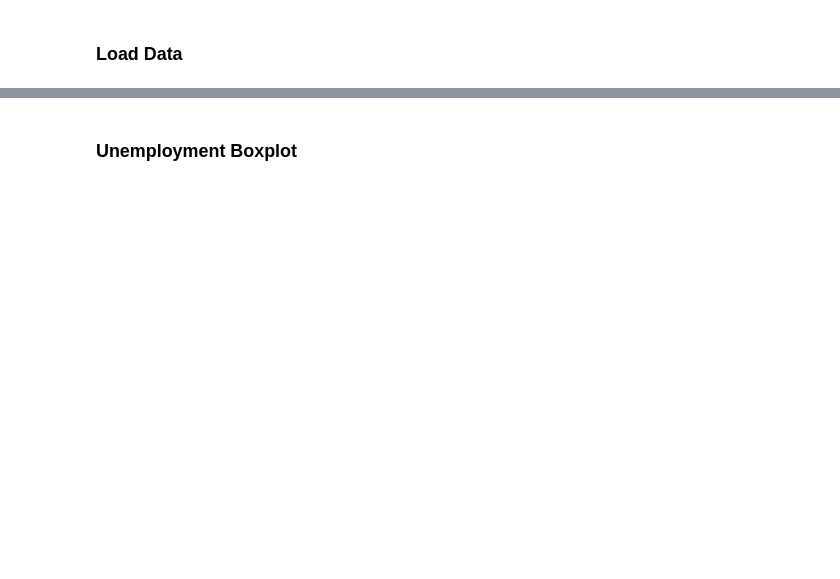
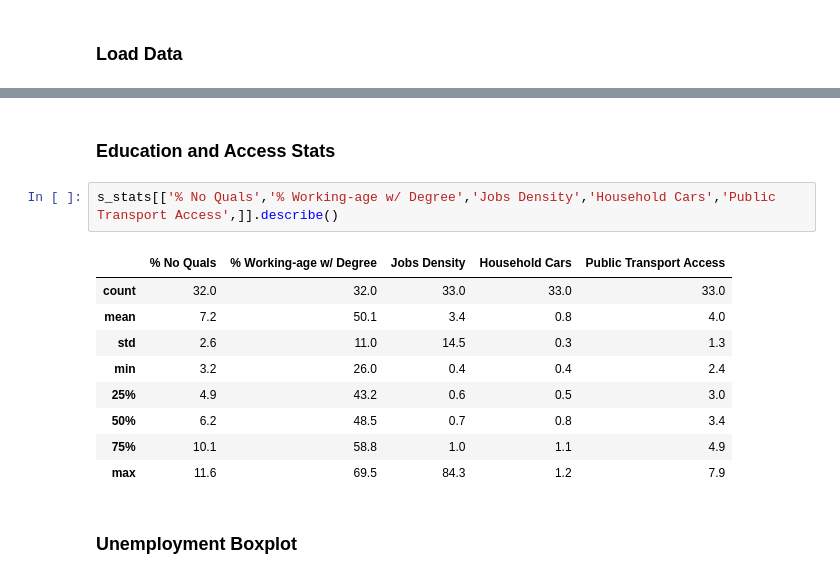
Before and after one commit to DaphneBdn/CASA0007_QM_Group_Presentation, a Jupyter notebook: prelim_data_wrangling.ipynb, the cells around one changed output, grey strips where cells are left out. Saved outputs shown, nothing was run; the diff lists cells and outputs as text; blank space fills up the shorter version.

```diff
--- a/prelim_data_wrangling.ipynb
+++ b/prelim_data_wrangling.ipynb
@@ -22,3 +119,17 @@ df.head()
+# %% [markdown]
+### Education and Access Stats
+# %%
+s_stats[['% No Quals','% Working-age w/ Degree','Jobs Density','Household Cars','Public Transport Access',]].describe()
+# %% [output]
+|  | % No Quals | % Working-age w/ Degree | Jobs Density | Household Cars | Public Transport Access |
+| count | 32.0 | 32.0 | 33.0 | 33.0 | 33.0 |
+| mean | 7.2 | 50.1 | 3.4 | 0.8 | 4.0 |
+| std | 2.6 | 11.0 | 14.5 | 0.3 | 1.3 |
+| min | 3.2 | 26.0 | 0.4 | 0.4 | 2.4 |
+| 25% | 4.9 | 43.2 | 0.6 | 0.5 | 3.0 |
+| 50% | 6.2 | 48.5 | 0.7 | 0.8 | 3.4 |
+| 75% | 10.1 | 58.8 | 1.0 | 1.1 | 4.9 |
+| max | 11.6 | 69.5 | 84.3 | 1.2 | 7.9 |
 # %% [markdown]
 ### Unemployment Boxplot
 # %%
```
Also changed, not shown: parts of 12 cells of this notebook.
